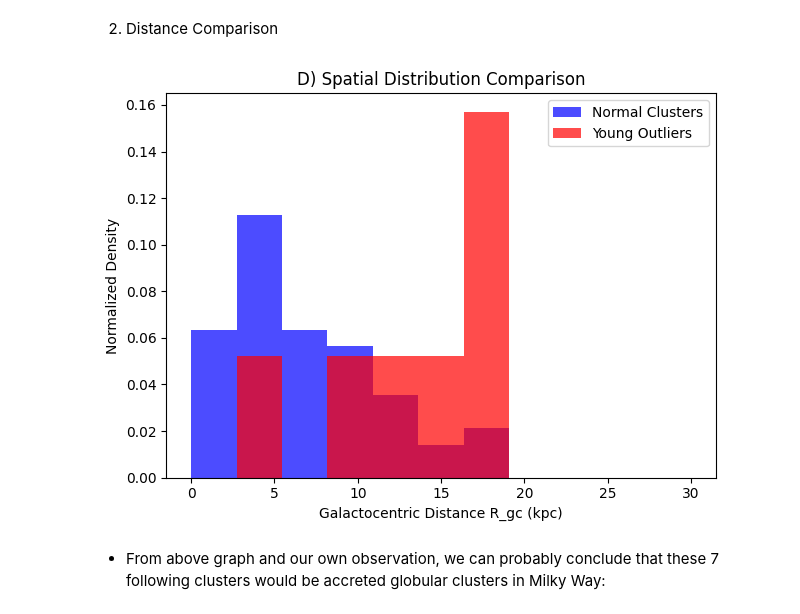
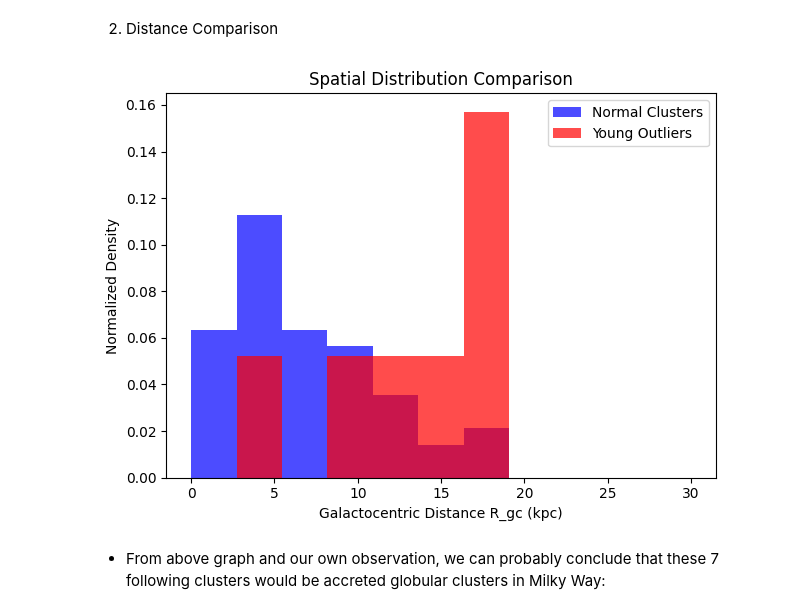
Before and after one commit to Frankyang2002/PHYS3116-Area-51-Interns, a Jupyter notebook: src/agemetallicity_investigation.ipynb, the cells around one changed output. Saved outputs shown, nothing was run; the diff lists cells and outputs as text; code cells hidden in the pictures.

```diff
--- a/src/agemetallicity_investigation.ipynb
+++ b/src/agemetallicity_investigation.ipynb
@@ -190,30 +192,30 @@ plt.show()
 # %%
 bins = np.linspace(0, 30, 12)
 plt.hist(
     normal_clusters['R_gc'],
     bins=bins,
     color='blue',
     alpha=0.7,
     density=True,
     label='Normal Clusters'
 )
 plt.hist(
     young_outliers['R_gc'],
     bins=bins,
     color='red',
     alpha=0.7,
     density=True,
     label='Young Outliers'
 )
 plt.xlabel('Galactocentric Distance R_gc (kpc)')
 plt.ylabel('Normalized Density')
-plt.title('D) Spatial Distribution Comparison')
+plt.title('Spatial Distribution Comparison')
 plt.legend()
 
 plt.tight_layout()
 plt.show()
 # %% [output]
-[figure, old version]
+[figure, new version]
 # %% [markdown]
 - From above graph and our own observation, we can probably conclude that these 7 following clusters would be accreted globular clusters in Milky Way:
 # %%
```
Also changed, not shown: parts of 1 cell of this notebook.
